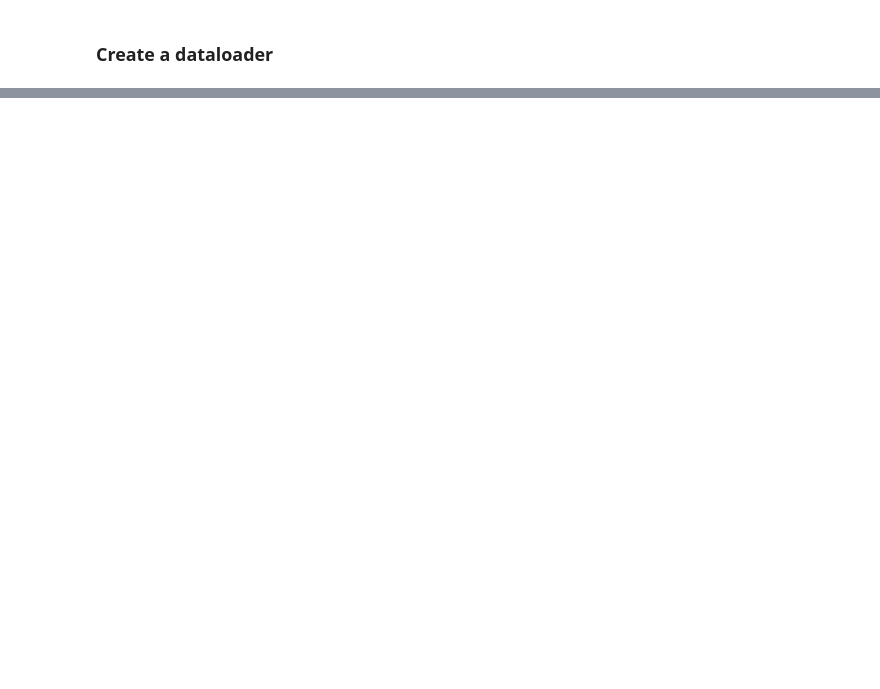
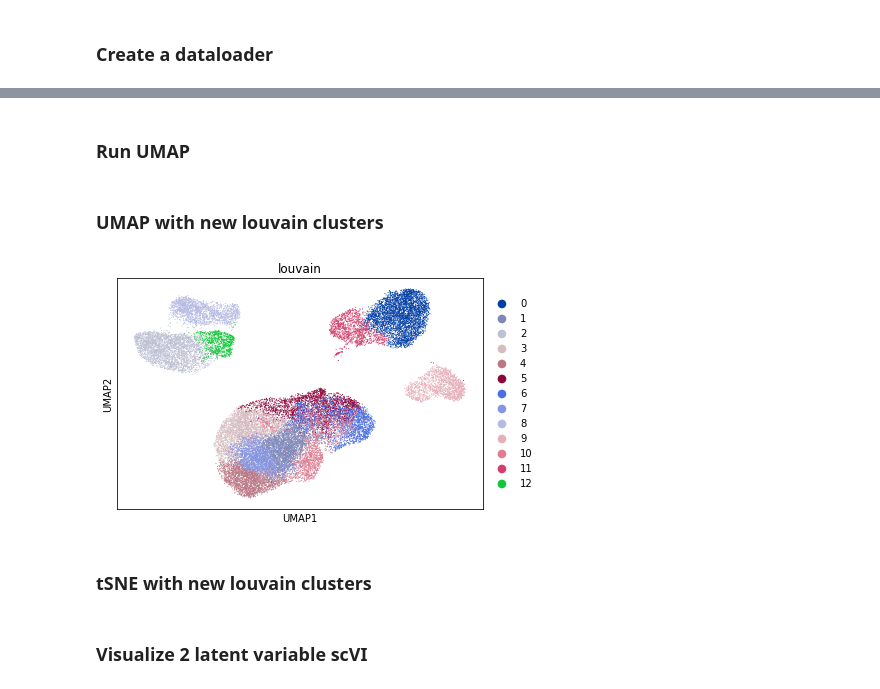
Before and after one commit to mincheoly/scVI-extensions, a Jupyter notebook: notebooks/visualization.ipynb, the cells around one changed output, grey strips where cells are left out. Drawn from its saved outputs; the diff is of its cells as text; code cells hidden in the pictures; blank space fills up the shorter version.

Commit message:
louvain

```diff
--- a/notebooks/visualization.ipynb
+++ b/notebooks/visualization.ipynb
@@ -114,0 +116,2 @@ latent.shape
+# %%
+adata = sc.read_csv('/Users/mincheolkim/Documents/scvi_latent_space.csv')
@@ -114,0 +122,2 @@ latent.shape
+# %% [markdown]
+### Run UMAP
@@ -114,0 +126,8 @@ latent.shape
+# %% [markdown]
+### UMAP with new louvain clusters
+# %%
+sc.pl.umap(adata, color='louvain');
+# %% [output]
+[figure, added]
+# %% [markdown]
+### tSNE with new louvain clusters
@@ -114,0 +140,2 @@ latent.shape
+# %% [markdown]
+### Visualize 2 latent variable scVI
```
Also changed, not shown: parts of 33 cells of this notebook, 2 other files.
